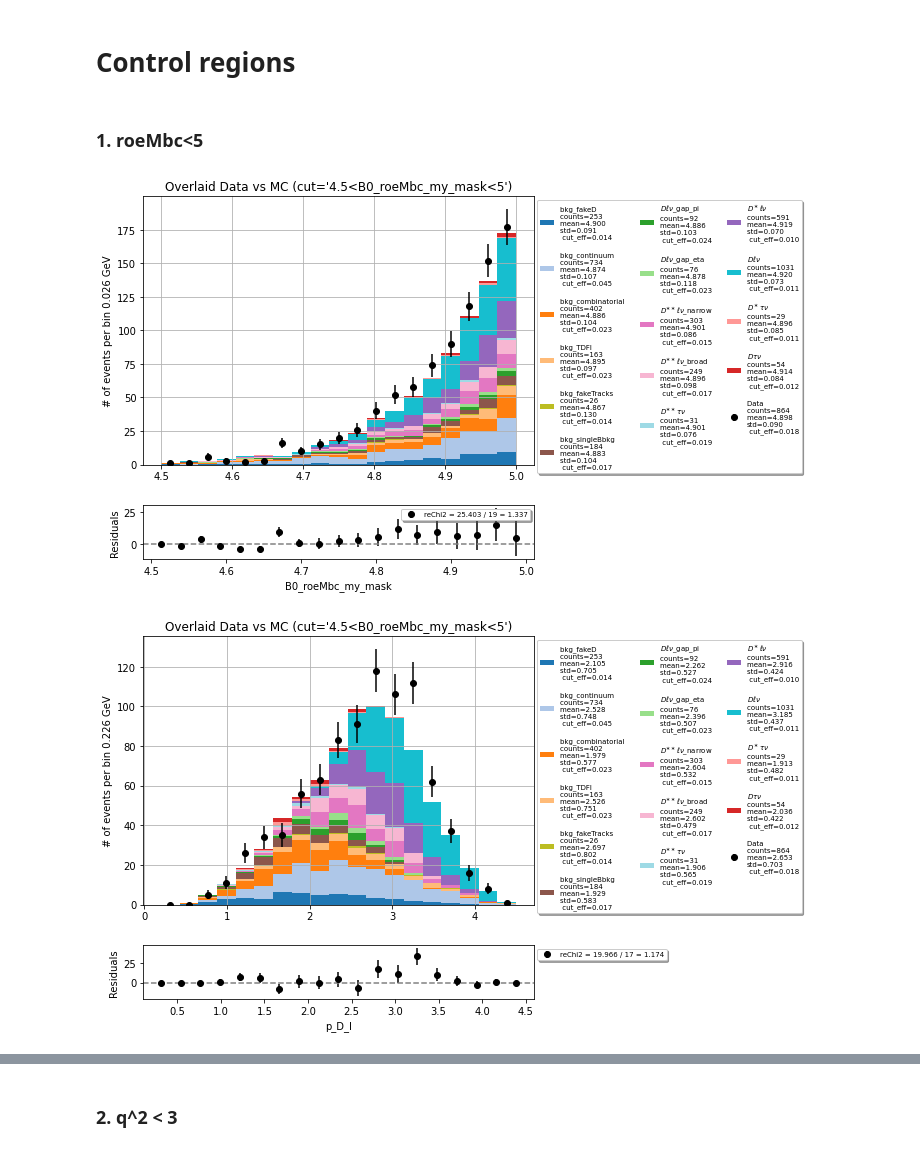
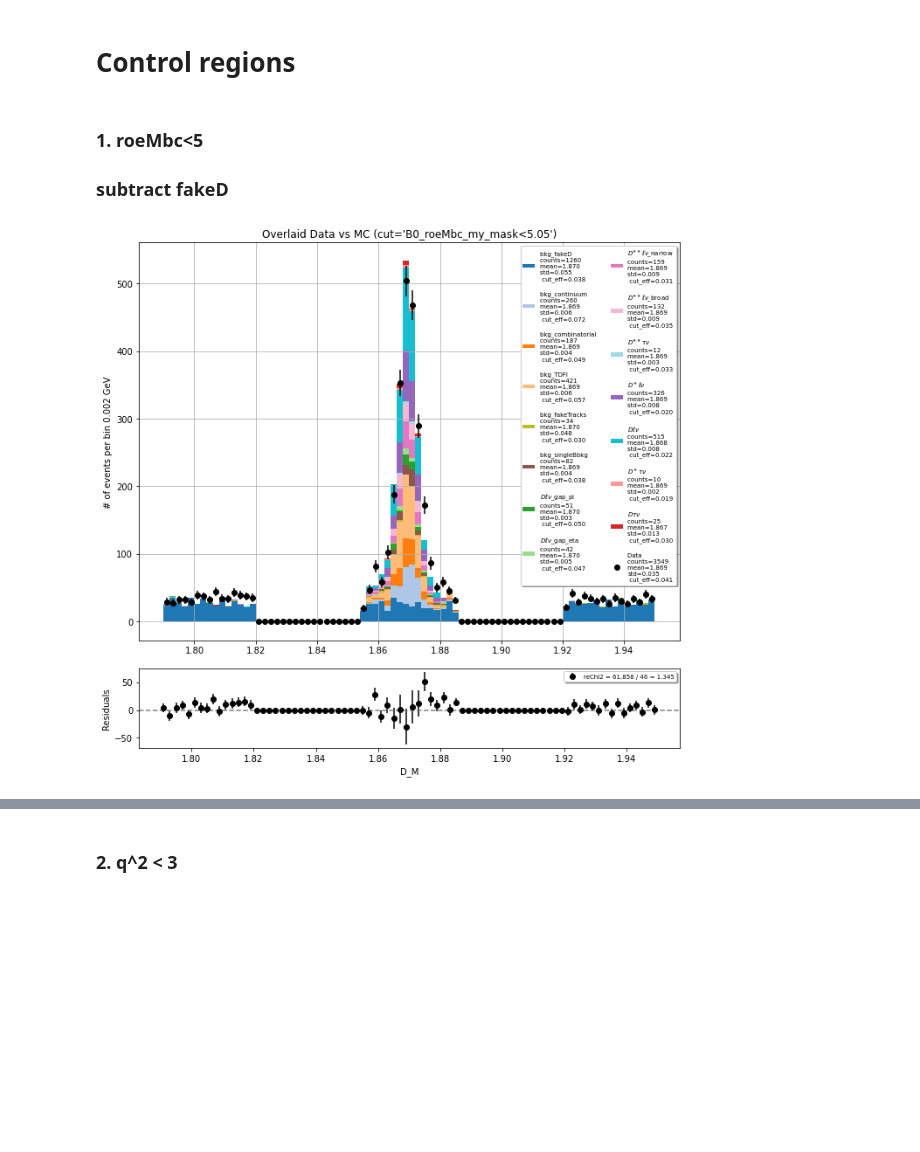
Before and after one commit to zjkjsd/inclusive_R_D, a Jupyter notebook: Notebooks/Plotting/2_PlotNtuple_control.ipynb, the cells around one changed output, grey strips where cells are left out. Drawn from its saved outputs; the diff is of its cells as text; code cells hidden in the pictures; blank space fills up the shorter version.

```diff
--- a/Notebooks/Plotting/2_PlotNtuple_control.ipynb
+++ b/Notebooks/Plotting/2_PlotNtuple_control.ipynb
@@ -132,20 +118,14 @@ data_hist_all, mc_hist_all = mpl.plot_data_mc_stacked(
 # Control regions
 # %% [markdown]
 ### 1. roeMbc<5
+### subtract fakeD
 # %%
 # showing the fake D and sidebands in D_M
-b1 = np.linspace(4.5,5,21)
+b1 = np.linspace(1.79,1.95,81)
+weights={'all_mc':187/200}
 data_hist_all, mc_hist_all = mpl.plot_data_mc_stacked(
-    variable='B0_roeMbc_my_mask',bins=b1,cut='4.5<B0_roeMbc_my_mask<5',scale=[1,187/1000],
-    correction=False,mask=[],figsize=(10,6),ratio=False,
-                                legend_nc=3, legend_fs=7)
+    variable='D_M',bins=b1,cut='B0_roeMbc_my_mask<5.05',correction=False,mask=[],
+    figsize=(12,9),ratio=False,legend_nc=2,legend_fs=7,
+    weights=weights)
 # %% [output]
-[figure, old version]
+[figure, new version]
-# %%
-# signal
-b2 = np.linspace(0.2,4.5,21)
-a,b=mpl.plot_data_mc_stacked(variable='p_D_l',bins=b2,ratio=False,
-            cut='4.5<B0_roeMbc_my_mask<5',scale=[1,187/1000],
-            correction=False,mask=[],figsize=(10,6),legend_nc=3, legend_fs=7)
-# %% [output]
-[figure, removed]
```
Also changed, not shown: parts of 51 cells of this notebook, 25 other files.
